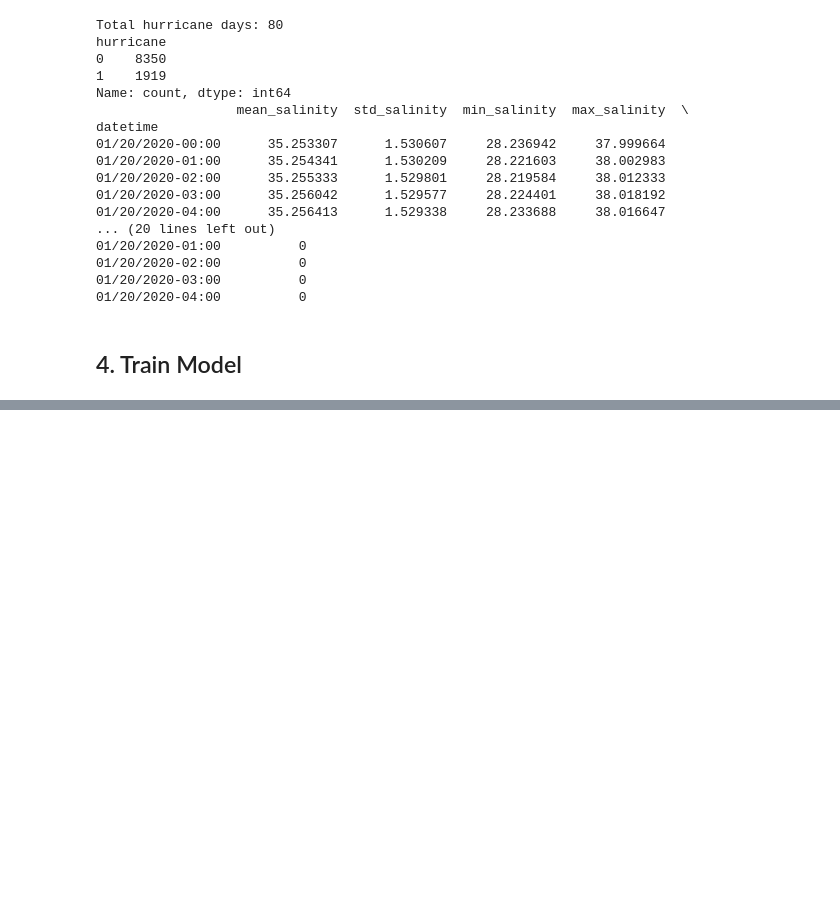
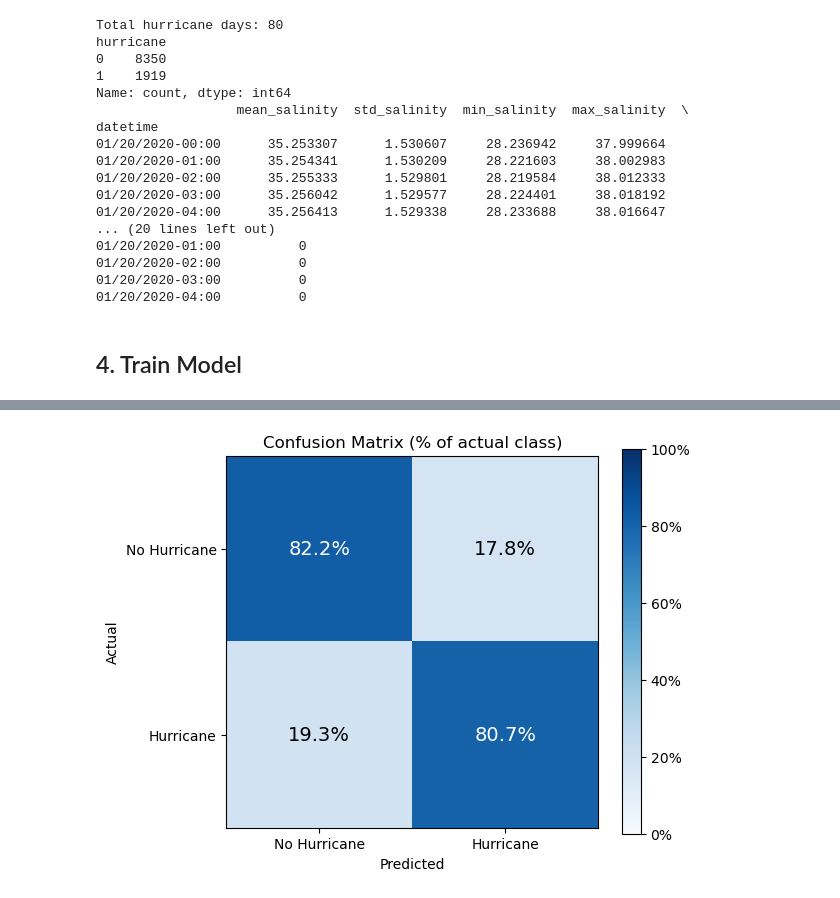
Before and after one commit to acandershock/StormcastML, a Jupyter notebook: project-code/hurricane.ipynb, the cells around one changed output, grey strips where cells are left out. Drawn from its saved outputs; the diff is of its cells as text; code cells hidden in the pictures; blank space fills up the shorter version.

Commit message:
normalized cms

```diff
--- a/project-code/hurricane.ipynb
+++ b/project-code/hurricane.ipynb
@@ -538,0 +531,21 @@ ROC-AUC Score: 0.8652170128043165
+# %%
+from matplotlib.ticker import FuncFormatter
+
+cm = confusion_matrix(y_test, y_pred, normalize='true')
+
+plt.figure(figsize=(6, 5))
+plt.imshow(cm, cmap="Blues", vmin=0, vmax=1)
+cb = plt.colorbar()
+cb.ax.yaxis.set_major_formatter(FuncFormatter(lambda x, _: f"{x:.0%}"))
+plt.xticks([0, 1], ["No Hurricane", "Hurricane"])
+plt.yticks([0, 1], ["No Hurricane", "Hurricane"])
+plt.xlabel("Predicted")
+plt.ylabel("Actual")
+for i in range(2):
+    for j in range(2):
+        plt.text(j, i, f"{cm[i, j]:.1%}", ha="center", va="center",
+                 fontsize=14, color="white" if cm[i, j] > 0.5 else "black")
+plt.title("Confusion Matrix (% of actual class)")
+plt.show()
+# %% [output]
+[figure, added]
```
Also changed, not shown: parts of 3 cells of this notebook.
